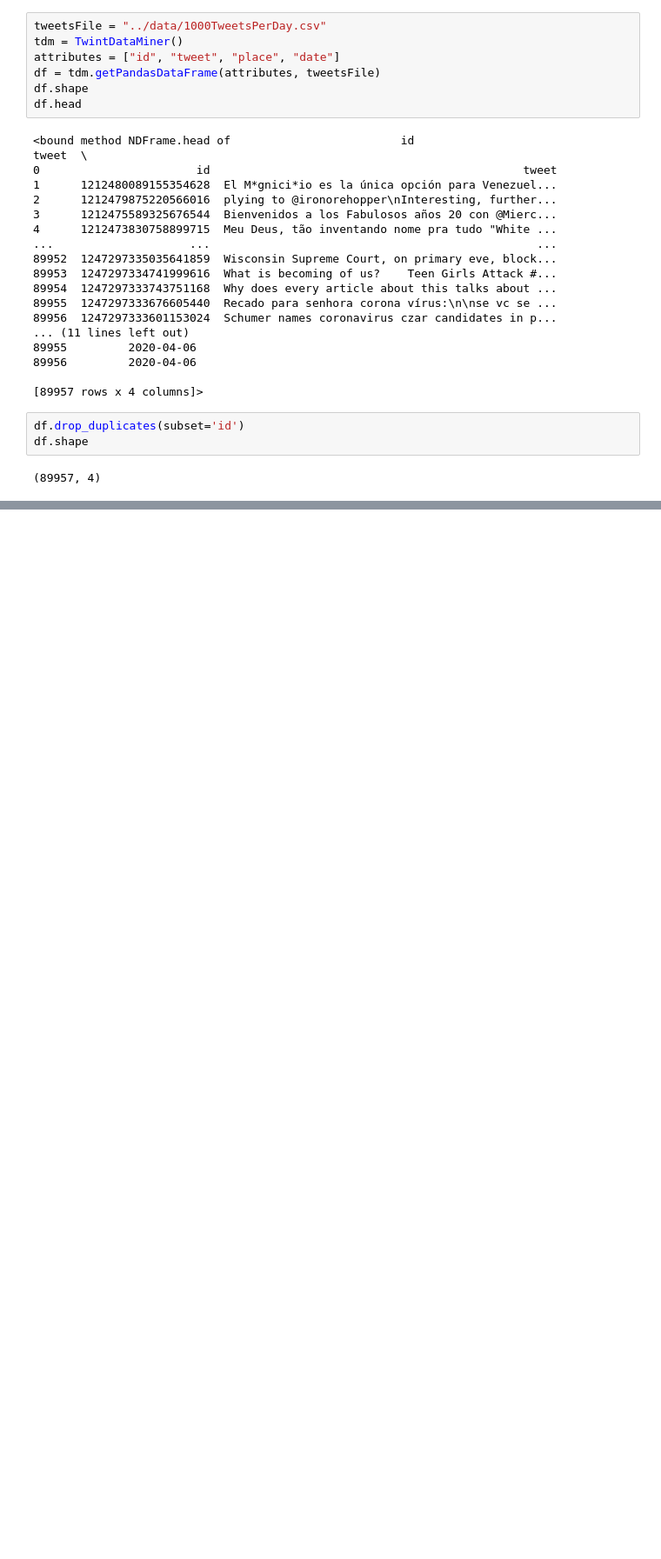
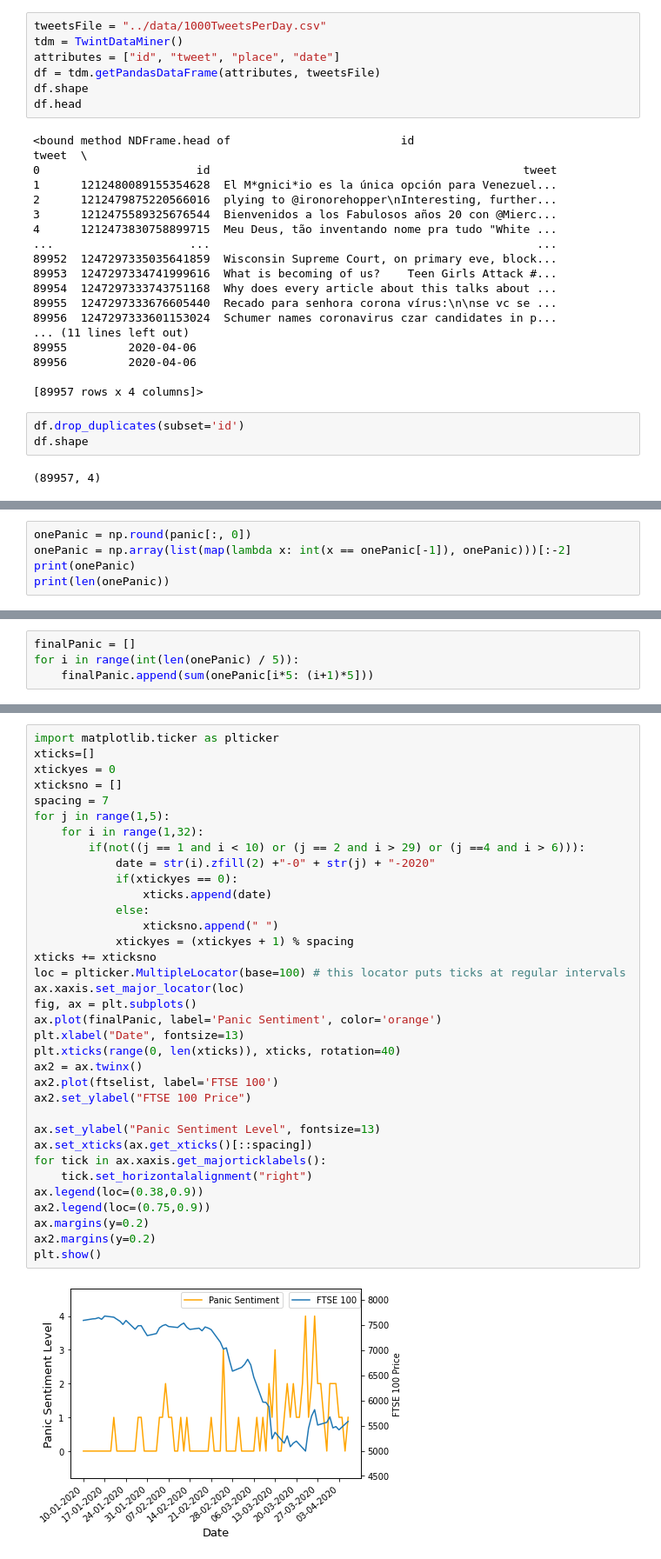
Before and after one commit to wray27/Coronavirus-Sentiment, a Jupyter notebook: notebooks/panicOverTime.ipynb, the cells around one changed output, grey strips where cells are left out. Shown: that part at 87% size. Cells and saved outputs as stored; diff of their text form; blank space fills up the shorter version.

```diff
--- a/notebooks/panicOverTime.ipynb
+++ b/notebooks/panicOverTime.ipynb
@@ -109,0 +316,5 @@ plt.show()
+# %%
+onePanic = np.round(panic[:, 0])
+onePanic = np.array(list(map(lambda x: int(x == onePanic[-1]), onePanic)))[:-2]
+print(onePanic)
+print(len(onePanic))
@@ -109,0 +335,4 @@ plt.show()
+# %%
+finalPanic = []
+for i in range(int(len(onePanic) / 5)):
+    finalPanic.append(sum(onePanic[i*5: (i+1)*5]))
@@ -109,0 +439,37 @@ plt.show()
+# %%
+import matplotlib.ticker as plticker
+xticks=[]
+xtickyes = 0
+xticksno = []
+spacing = 7
+for j in range(1,5):
+    for i in range(1,32):
+        if(not((j == 1 and i < 10) or (j == 2 and i > 29) or (j ==4 and i > 6))):
+            date = str(i).zfill(2) +"-0" + str(j) + "-2020"
+            if(xtickyes == 0):
+                xticks.append(date)
+            else:
+                xticksno.append(" ")
+            xtickyes = (xtickyes + 1) % spacing
+xticks += xticksno
+loc = plticker.MultipleLocator(base=100) # this locator puts ticks at regular intervals
+ax.xaxis.set_major_locator(loc)
+fig, ax = plt.subplots()
+ax.plot(finalPanic, label='Panic Sentiment', color='orange')
+plt.xlabel("Date", fontsize=13)
+plt.xticks(range(0, len(xticks)), xticks, rotation=40)
+ax2 = ax.twinx()
+ax2.plot(ftselist, label='FTSE 100')
+ax2.set_ylabel("FTSE 100 Price")
+
+ax.set_ylabel("Panic Sentiment Level", fontsize=13)
+ax.set_xticks(ax.get_xticks()[::spacing])
+for tick in ax.xaxis.get_majorticklabels():
+    tick.set_horizontalalignment("right")
+ax.legend(loc=(0.38,0.9))
+ax2.legend(loc=(0.75,0.9))
+ax.margins(y=0.2)
+ax2.margins(y=0.2)
+plt.show()
+# %% [output]
+[figure, added]
```
Also changed, not shown: parts of 12 cells of this notebook, 2 other files.
